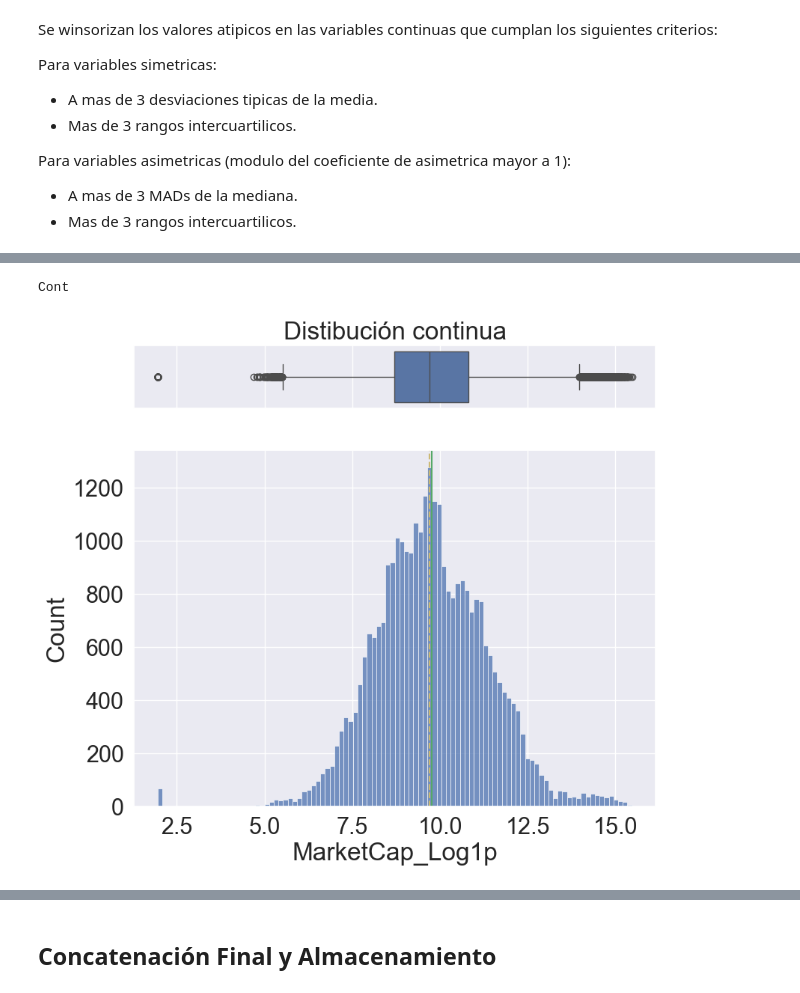
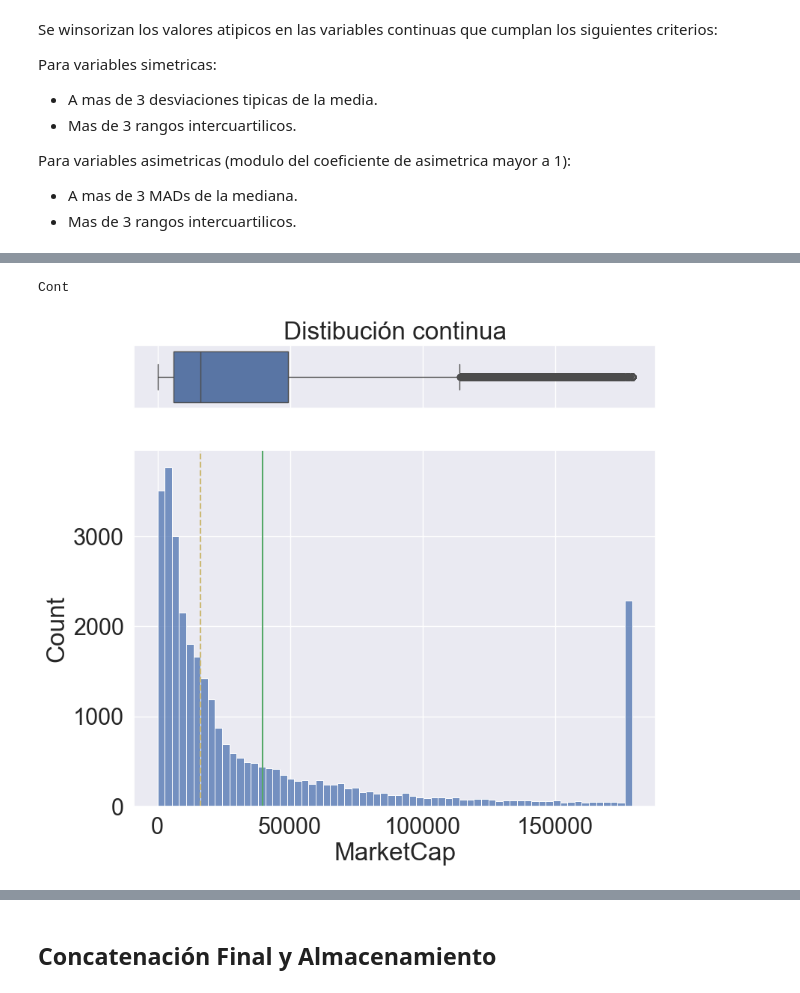
Before and after one commit to sebakremis/FinDataMining, a Jupyter notebook: 02_Notebook_Transformacion.ipynb, the cells around one changed output, grey strips where cells are left out. Drawn from its saved outputs; the diff is of its cells as text; code cells hidden in the pictures.

Commit message:
mover calculos de variables financieras de flujo a TTM a la fase Transform para aplicar antes de unir al dataset de precios

```diff
--- a/02_Notebook_Transformacion.ipynb
+++ b/02_Notebook_Transformacion.ipynb
@@ -556,6 +471,6 @@ dtype: float64
 Se gestionan los valores perdidos remanentes en las variables nuevas.
 # %%
 # Se aplica la imputación de medias móviles sobre las nuevas variables
-df_final_num_imputed = imputar_numericas(df_with_features)
-mostrar_missings(df_final_num_imputed)
+df_imputed = imputar_numericas(df_with_features)
+mostrar_missings(df_imputed)
 # %% [output]
@@ -582,6 +486,6 @@ dtype: float64
 cols_no_relevantes = [
     'GrossProfit_TTM',
     ]
-df_final_imputed = quitar_nulos_relevantes(df_final_num_imputed, cols_no_relevantes)
-mostrar_missings(df_final_imputed)
+df_imputed = quitar_nulos_relevantes(df_imputed, cols_no_relevantes)
+mostrar_missings(df_imputed)
 # %% [output]
@@ -669,18 +584,17 @@ Cont
 # %%
 columnas_log = [
     'CapExToRevenue',
-    'DebtToEquity',
-    'MarketCap'
+    'DebtToEquity'
     ]
 
-df_log_transformed = transformar_log(
-    df_final_imputed,
+df_transformed = transformar_log(
+    df_imputed,
     columnas_log,
     calculo_1p=True
     )
 
 print("### Coeficientes de asimetría antes y después de transformar: ###")
 for col in columnas_log:
-    print(f'  - {col}:', df_final_imputed[col].skew(), '->', df_log_transformed[f'{col}_Log1p'].skew())
+    print(f'  - {col}:', df_imputed[col].skew(), '->', df_transformed[f'{col}_Log1p'].skew())
 # %% [output]
 ### Coeficientes de asimetría antes y después de transformar: ###
@@ -691,16 +604,16 @@ for col in columnas_log:
 * Transformaciones Yeo-Johnson (trata columnas que puedan tener valores negativos):
 # %%
 columnas_yeo = [
-    'EnterpriseValue',
+    'QuarterlyReturn_Lag1',
     ]
 
 df_transformed = transformar_yeo_johnson(
-    df_log_transformed,
+    df_transformed,
     columnas_yeo
     )
 
 print("### Coeficientes de asimetría antes y después de transformar: ###")
 for col in columnas_yeo:
-    print(f'  - {col}:', df_final_imputed[col].skew(), '->', df_transformed[f'{col}_YeoTransformed'].skew())
+    print(f'  - {col}:', df_imputed[col].skew(), '->', df_transformed[f'{col}_YeoTransformed'].skew())
 # %% [output]
 ### Coeficientes de asimetría antes y después de transformar: ###
@@ -783,11 +696,11 @@ FreeCashFlow_TTM_Acceleration            -0.870564
 dtype: float64
 # %%
 # Visualizar cambios
-columna_a_graficar = 'MarketCap_Log1p' # indicar columna para el grafico
+columna_a_graficar = 'MarketCap' # indicar columna para el grafico
 plot(df_winsor[columna_a_graficar])
 # %% [output]
 Cont
-[figure, old version]
+[figure, new version]
 # %%
 df_winsor.describe().T
 # %% [output]
```
Also changed, not shown: parts of 44 cells of this notebook, 6 other files.
